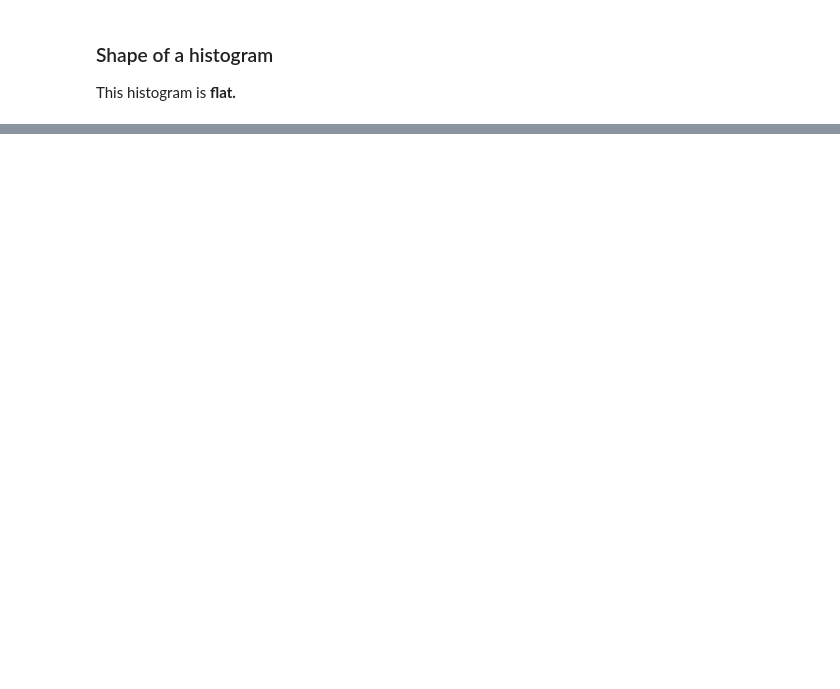
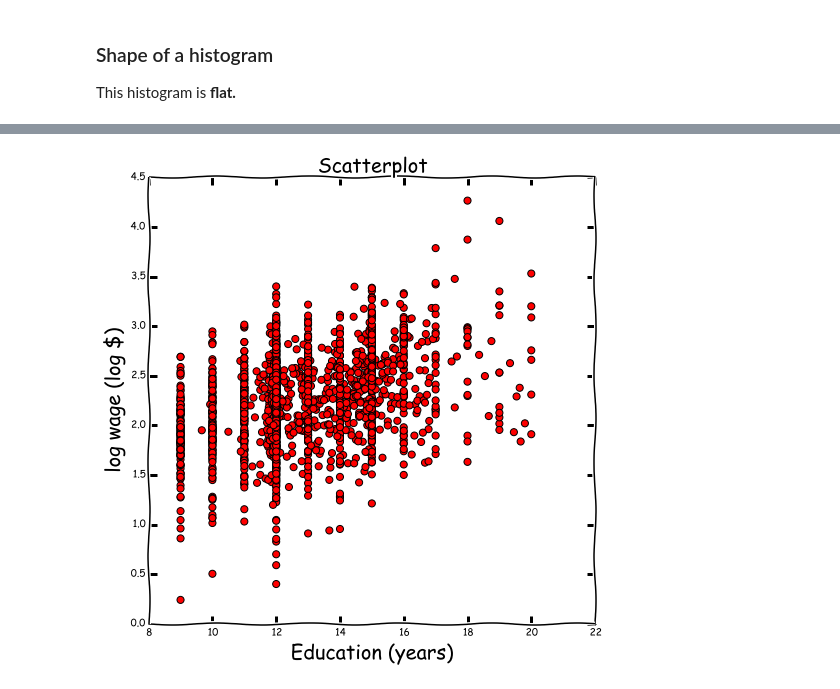
Before and after one commit to jonathan-taylor/stats60, a Jupyter notebook: Graphical Summaries.ipynb, the cells around one changed output, grey strips where cells are left out. Drawn from its saved outputs; the diff is of its cells as text; code cells hidden in the pictures; blank space fills up the shorter version.

```diff
--- a/Graphical Summaries.ipynb
+++ b/Graphical Summaries.ipynb
@@ -295,0 +310,4 @@ with plt.xkcd():
+# %%
+wage_fig
+# %% [output]
+[figure, added]
```
Also changed, not shown: parts of 19 cells of this notebook, 9 other files.
